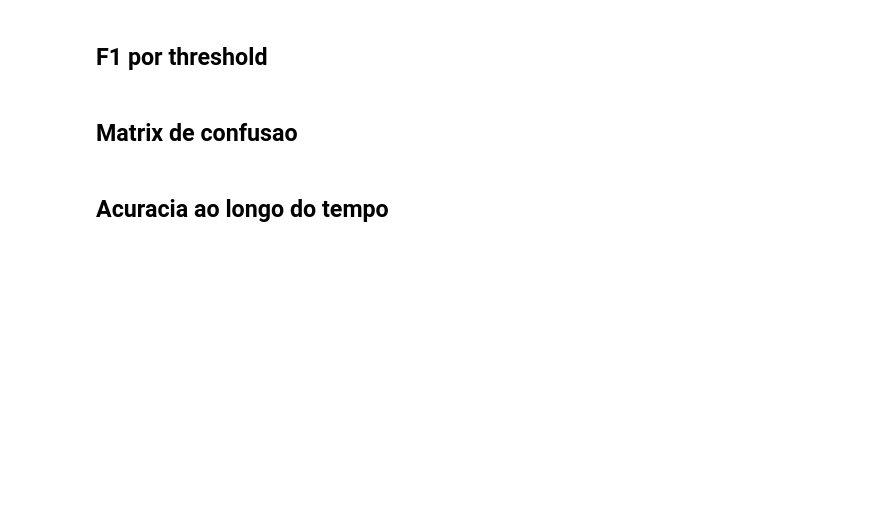
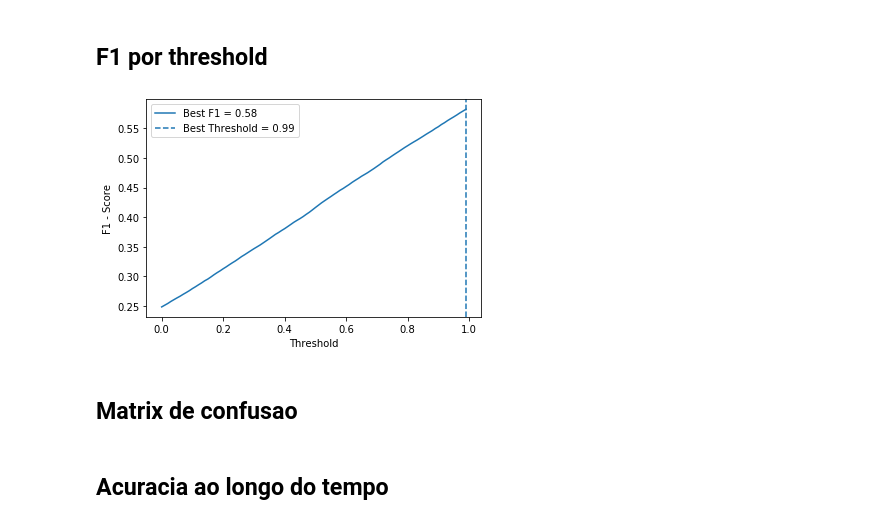
Before and after one commit to tiagohcalves/scikit-profiling, a Jupyter notebook: notebooks/01-binary_classification.ipynb, the cells around one changed output. Saved outputs shown, nothing was run; the diff lists cells and outputs as text; code cells hidden in the pictures; blank space fills up the shorter version.

```diff
--- a/notebooks/01-binary_classification.ipynb
+++ b/notebooks/01-binary_classification.ipynb
@@ -40,5 +123,31 @@ ax = sns.kdeplot(y_pred_1, ax=ax)
 # %% [markdown]
 ## F1 por threshold
+# %%
+thresholds = np.arange(0, 1, 0.01)
+f1_list = []
+
+max_th = 0
+max_f1 = 0
+
+for th in thresholds:
+    y_pred_label = (y_pred <= th).astype(int)
+    f1_th = f1_score(y_true, y_pred_label)
+    f1_list.append(f1_th)
+
+    if f1_th > max_f1:
+        max_f1 = f1_th
+        max_th = th
+
+fig, ax = plt.subplots()
+ax.plot(thresholds, f1_list, label=f"Best F1 = {max_f1:0.2f}")
+ax.axvline(max_th, linestyle='--', label=f"Best Threshold = {max_th:0.2f}")
+ax.set_xlabel("Threshold")
+ax.set_ylabel("F1 - Score")
+ax.legend()
+
+plt.show()
+# %% [output]
+[figure, added]
 # %% [markdown]
 ## Matrix de confusao
 # %% [markdown]
```
Also changed, not shown: parts of 6 cells of this notebook.
